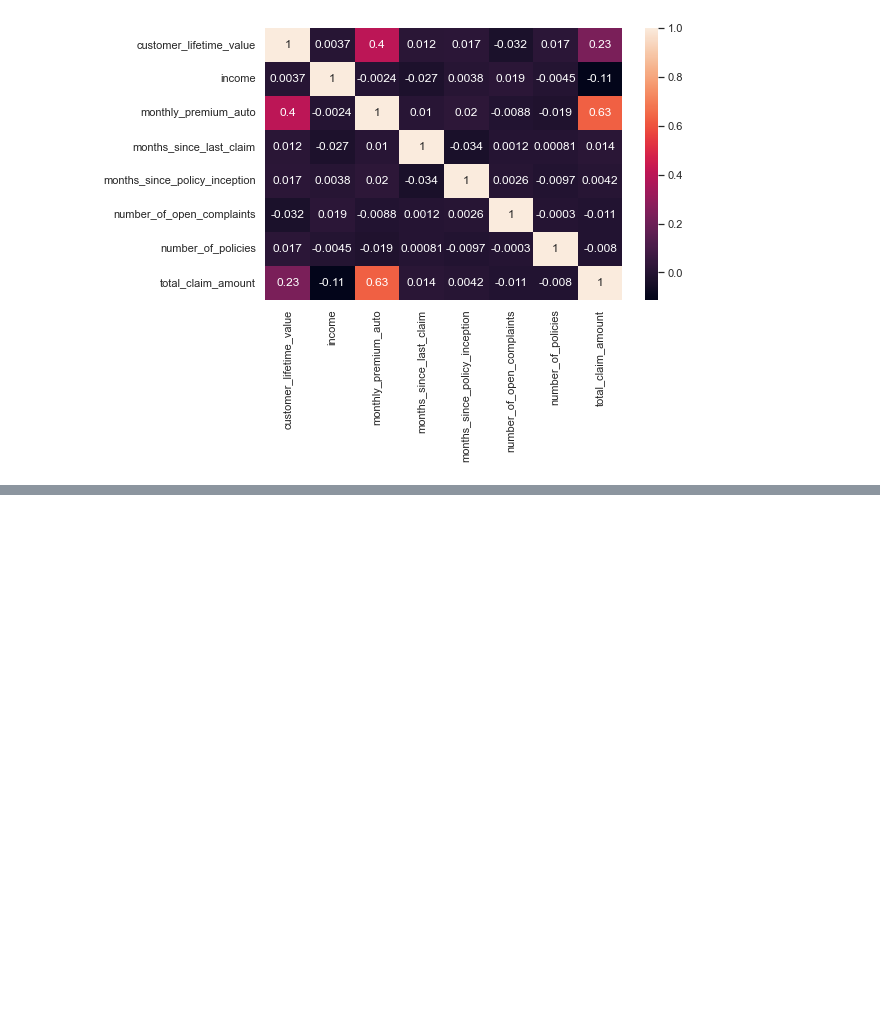
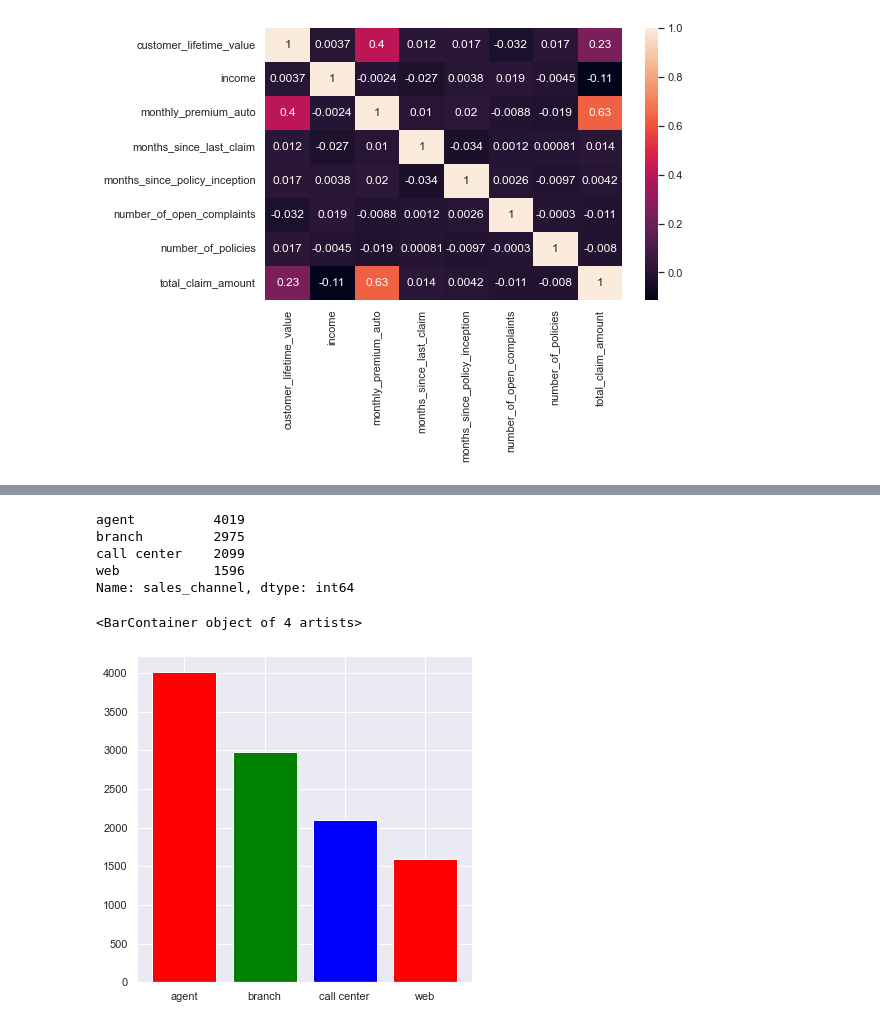
Before and after one commit to ArinaNihon/IRONARINA_LABS, a Jupyter notebook: PYTHON/Lab_Case_Study/Data/Activity_3.ipynb, the cells around one changed output, grey strips where cells are left out. Drawn from its saved outputs; the diff is of its cells as text; code cells hidden in the pictures; blank space fills up the shorter version.

```diff
--- a/PYTHON/Lab_Case_Study/Data/Activity_3.ipynb
+++ b/PYTHON/Lab_Case_Study/Data/Activity_3.ipynb
@@ -162,0 +200,15 @@ sns.heatmap(cars_df.corr(),annot=True)
+# %%
+who = cars_df['sales_channel'].value_counts()
+who
+# %% [output]
+agent          4019
+branch         2975
+call center    2099
+web            1596
+Name: sales_channel, dtype: int64
+# %%
+fig3, ax3 = plt.subplots(figsize = (6,6))
+ax3.bar(who.index,who,color=("red","green","blue"))
+# %% [output]
+<BarContainer object of 4 artists>
+[figure, added]
```
Also changed, not shown: parts of 13 cells of this notebook.
